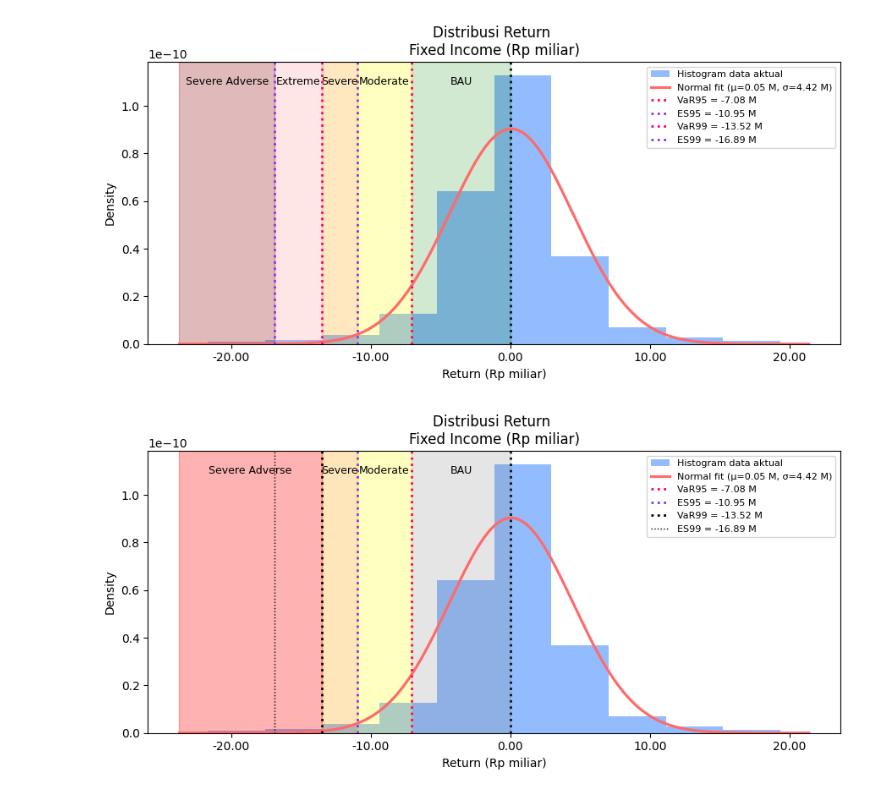
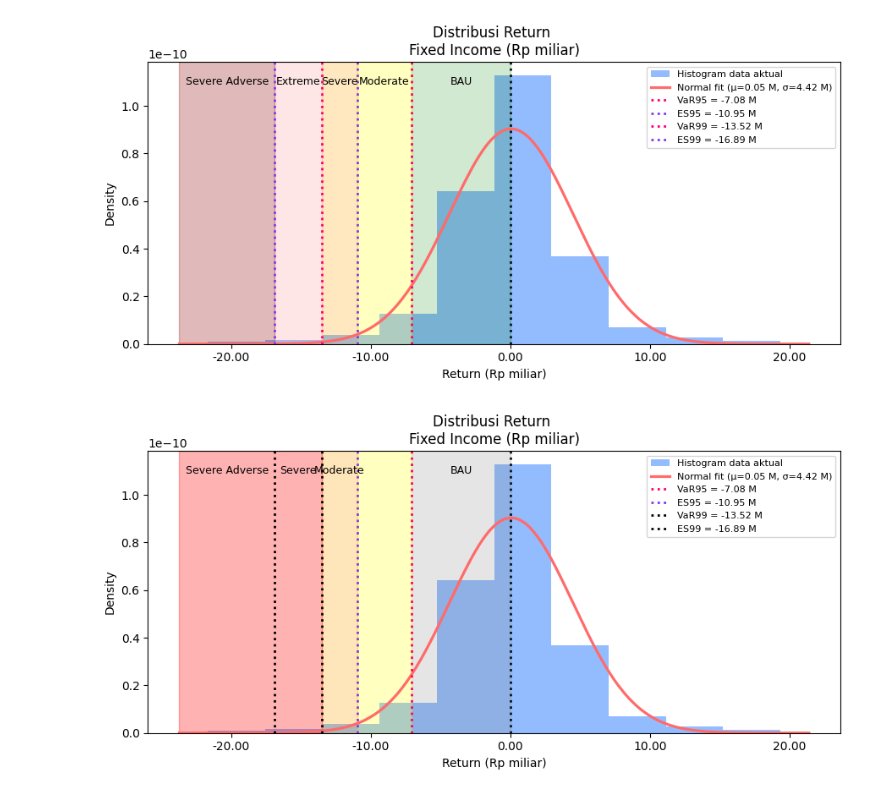
Before and after one commit to iqbaltanjung97/VaR, a Jupyter notebook: CP2026_rates.ipynb, the cells around one changed output. Cells and saved outputs as stored; diff of their text form; code cells hidden in the pictures.

```diff
--- a/CP2026_rates.ipynb
+++ b/CP2026_rates.ipynb
@@ -2155,7 +2407,7 @@ ax.axvline(ES95, linestyle=":", linewidth=2, color=es_color,
            label=f"ES95 = {miliar_number(ES95)} M")
 ax.axvline(VaR99, linestyle=":", linewidth=2, color="black",
            label=f"VaR99 = {miliar_number(VaR99)} M")
-ax.axvline(ES99, linestyle=":", linewidth=1, color="black",
+ax.axvline(ES99, linestyle=":", linewidth=2, color="black",
            label=f"ES99 = {miliar_number(ES99)} M")
 
 # =========================
@@ -2177,38 +2429,39 @@ if VaR95 < 0:
 span(ES95, VaR95, pencegahan_color, alpha=0.25)
 
 # Pemulihan (Severe): between ES99 and VaR99
-span(VaR99, ES95, pemulihan_color, alpha=0.27)
+span(VaR99, ES99, pemulihan_color, alpha=0.27)
 
 # Perbaikan (Severe Adverse): left tail beyond ES99
-span(pad_left, VaR99, perbaikan_color, alpha=0.30)
+span(pad_left, ES99, perbaikan_color, alpha=0.30)
 
 # =========================
 # 8. SCENARIO LABELS (ALIGNED)
 # =========================
 y_text = ax.get_ylim()[1] * 0.92
 
 def mid(a, b):
     return (a + b) / 2
 
 # Label BAU (only if displayed)
 if VaR95 < 0:
     ax.text(mid(VaR95, 0), y_text, "BAU", ha="center", fontsize=9)
 
-ax.text(mid(ES95, VaR95), y_text, "Moderate", ha="center", fontsize=9)
-ax.text(mid(VaR99, ES95), y_text, "Severe", ha="center", fontsize=9)
-ax.text(mid(pad_left, VaR99), y_text, "Severe Adverse", ha="center", fontsize=9)
+ax.text(mid(ES95, VaR95), y_text, "", ha="center", fontsize=9)
+ax.text(mid(VaR99, ES95), y_text, "Moderate", ha="center", fontsize=9)
+ax.text(mid(VaR99, ES99), y_text, "Severe", ha="center", fontsize=9)
+ax.text(mid(pad_left, ES99), y_text, "Severe Adverse", ha="center", fontsize=9)
 
 # =========================
 # 9. STYLING
 # =========================
 ax.xaxis.set_major_formatter(axis_fmt)
 ax.set_title(f"Distribusi Return \n{ASSET_NAME} (Rp miliar)")
 ax.set_xlabel("Return (Rp miliar)")
 ax.set_ylabel("Density")
 ax.grid(False)
 ax.legend(fontsize=8, frameon=True)
 
 plt.tight_layout()
 plt.show()
 # %% [output]
-[figure, old version]
+[figure, new version]
```
Also changed, not shown: parts of 2 cells of this notebook, 3 other files.
